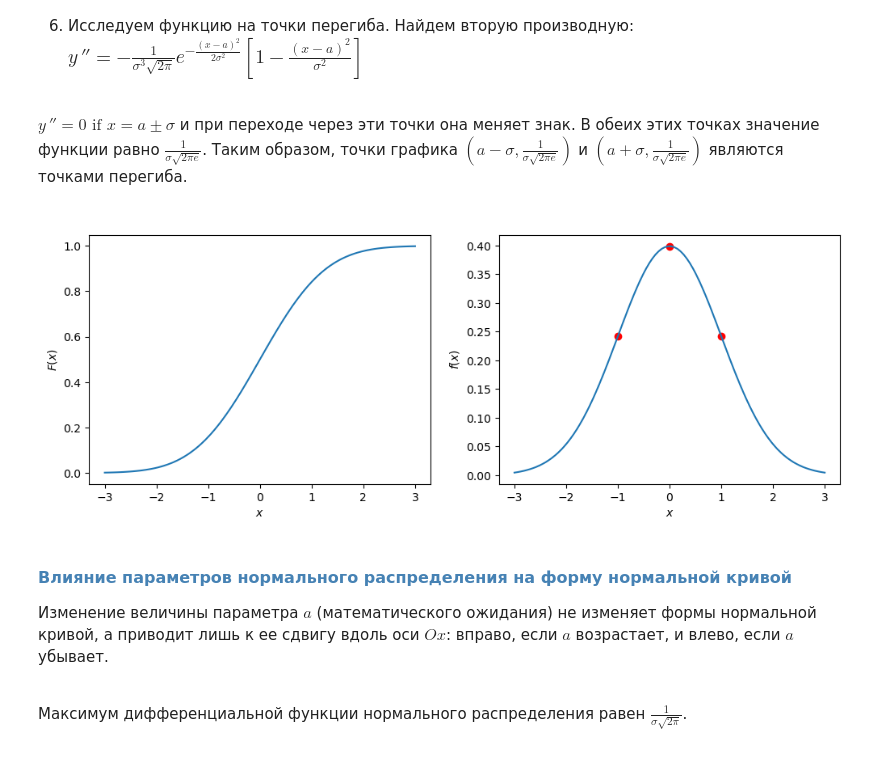
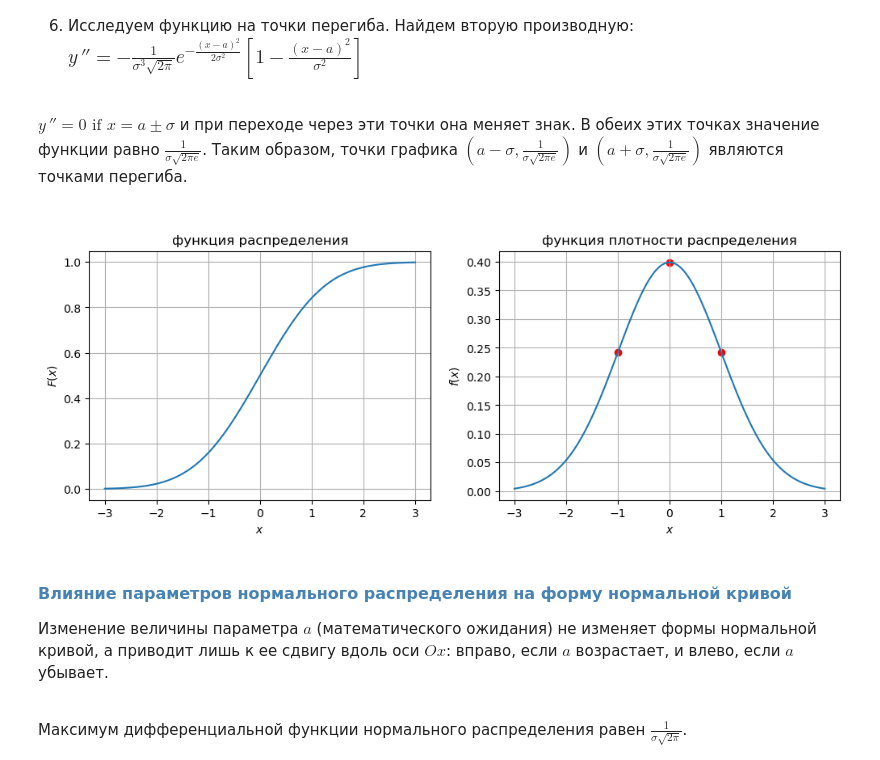
Before and after one commit to TanXmas/ProbabilityTheory_and_Statistics, a Jupyter notebook: PT_03_Continuous random variable.ipynb, the cells around one changed output. Saved outputs shown, nothing was run; the diff lists cells and outputs as text; code cells hidden in the pictures.

```diff
--- a/PT_03_Continuous random variable.ipynb
+++ b/PT_03_Continuous random variable.ipynb
@@ -188,33 +190,34 @@ y\,' < 0 & \quad \text{if } x > a
 <br>
 $\displaystyle y\,'' = 0 \text{ if } x = a \pm \sigma$ и при переходе через эти точки она меняет знак. В обеих этих точках значение функции равно $\displaystyle \frac{1}{\sigma\sqrt{2\pi e}}$. Таким образом, точки графика $\displaystyle \left(a-\sigma,\frac{1}{\sigma\sqrt{2\pi e}}\right)$ и $\displaystyle \left(a+\sigma,\frac{1}{\sigma\sqrt{2\pi e}}\right)$ являются точками перегиба.
 <br><br>
-# %%
-a, S = 0, 1
-norm0 = stats.norm(loc=a, scale=S)
-#sample = norm0.rvs(1000)
 # %%
 plt.figure(figsize = [6*2, 4])
 
+Mx, sigma =0, 1
+rv = stats.norm(loc=Mx, scale=sigma)
 x = np.linspace(-3, 3, 100)
+
 # функция распределения
 plt.subplot(1, 2, 1)
-cdf = norm0.cdf(x)
-plt.plot(x, cdf)
+plt.plot(x, rv.cdf(x))
 plt.ylabel('$F(x)$')
 plt.xlabel('$x$')
+plt.title('функция распределения')
+plt.grid()
 
 # функция плотности распределения
 plt.subplot(1, 2, 2)
-pdf = norm0.pdf(x)
-plt.plot(x, pdf)
-plt.scatter([a], [1 / (S * np.sqrt(2 * np.pi))], color="red"); # максимум
-plt.scatter([a-S], [1 / (S * np.sqrt(2 * np.pi * np.e))], color="red"); # точка перегиба
-plt.scatter([a+S],  [1 / (S * np.sqrt(2 * np.pi * np.e))], color="red"); # точка перегиба
+plt.plot(x, rv.pdf(x))
+plt.scatter([Mx], [1 / (sigma * np.sqrt(2 * np.pi))], color="red"); # максимум
+plt.scatter([Mx-S], [1 / (sigma * np.sqrt(2 * np.pi * np.e))], color="red"); # точка перегиба
+plt.scatter([Mx+S],  [1 / (sigma * np.sqrt(2 * np.pi * np.e))], color="red"); # точка перегиба
 
 plt.ylabel('$f(x)$')
-plt.xlabel('$x$');
+plt.xlabel('$x$')
+plt.title('функция плотности распределения')
+plt.grid();
 # %% [output]
-[figure, old version]
+[figure, new version]
 # %% [markdown]
 #### <font color = SteelBlue size = 3> <b>Влияние параметров нормального распределения на форму нормальной кривой</b> </font>
 
```
Also changed, not shown: parts of 5 cells of this notebook.
